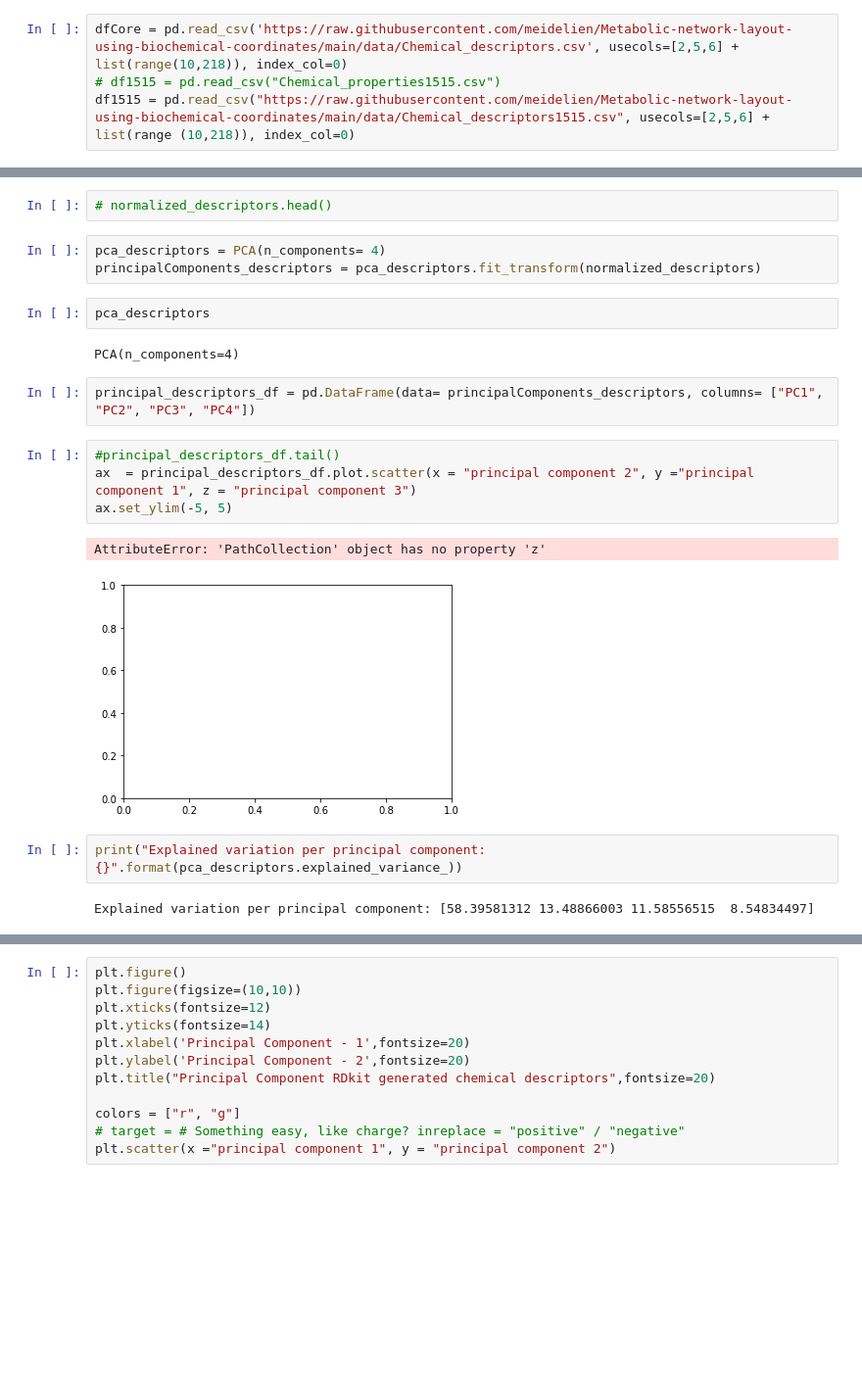
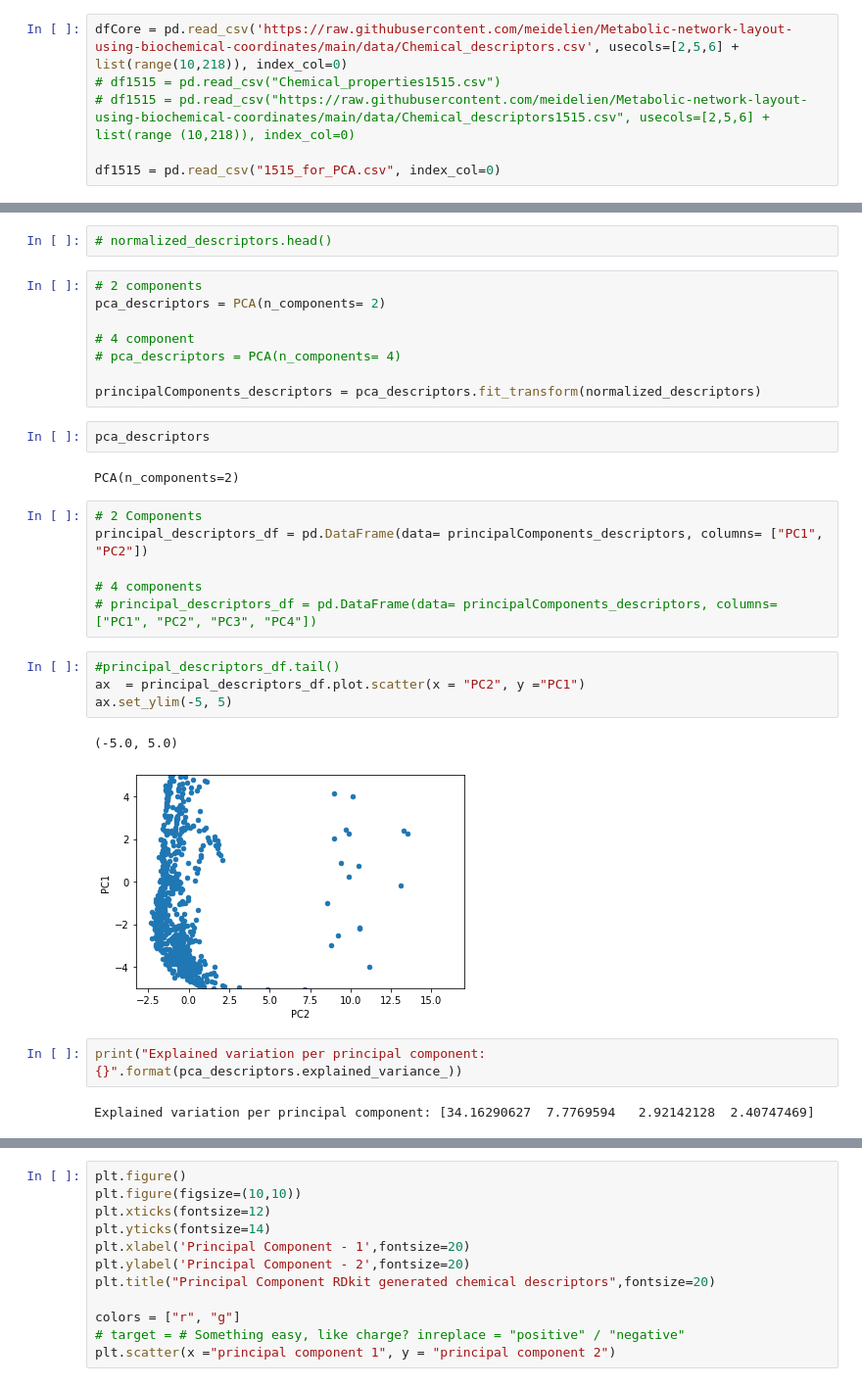
Before and after one commit to meidelien/Metabolic-network-layout-using-biochemical-coordinates, a Jupyter notebook: Notebooks/PCA.ipynb, the cells around one changed output, grey strips where cells are left out. Shown at 98% size. Drawn from its saved outputs; the diff is of its cells as text; blank space fills up the shorter version.

```diff
--- a/Notebooks/PCA.ipynb
+++ b/Notebooks/PCA.ipynb
@@ -11,7 +11,9 @@ import matplotlib.pyplot as plt
 # %%
 dfCore = pd.read_csv('https://raw.githubusercontent.com/meidelien/Metabolic-network-layout-using-biochemical-coordinates/main/data/Chemical_descriptors.csv', usecols=[2,5,6] + list(range(10,218)), index_col=0)
 # df1515 = pd.read_csv("Chemical_properties1515.csv")
-df1515 = pd.read_csv("https://raw.githubusercontent.com/meidelien/Metabolic-network-layout-using-biochemical-coordinates/main/data/Chemical_descriptors1515.csv", usecols=[2,5,6] + list(range (10,218)), index_col=0)
+# df1515 = pd.read_csv("https://raw.githubusercontent.com/meidelien/Metabolic-network-layout-using-biochemical-coordinates/main/data/Chemical_descriptors1515.csv", usecols=[2,5,6] + list(range (10,218)), index_col=0)
+
+df1515 = pd.read_csv("1515_for_PCA.csv", index_col=0)
 # %%
 import numpy as np
 
@@ -82,22 +84,31 @@ normalized_descriptors = pd.DataFrame(xx, columns = feat_cols)
 # %%
 # normalized_descriptors.head()
 # %%
-pca_descriptors = PCA(n_components= 4)
+# 2 components
+pca_descriptors = PCA(n_components= 2)
+
+# 4 component
+# pca_descriptors = PCA(n_components= 4)
+
 principalComponents_descriptors = pca_descriptors.fit_transform(normalized_descriptors)
 # %%
 pca_descriptors
 # %% [output]
-PCA(n_components=4)
+PCA(n_components=2)
 # %%
-principal_descriptors_df = pd.DataFrame(data= principalComponents_descriptors, columns= ["PC1", "PC2", "PC3", "PC4"])
+# 2 Components
+principal_descriptors_df = pd.DataFrame(data= principalComponents_descriptors, columns= ["PC1", "PC2"])
+
+# 4 components
+# principal_descriptors_df = pd.DataFrame(data= principalComponents_descriptors, columns= ["PC1", "PC2", "PC3", "PC4"])
 # %%
 #principal_descriptors_df.tail()
-ax  = principal_descriptors_df.plot.scatter(x = "principal component 2", y ="principal component 1", z = "principal component 3")
+ax  = principal_descriptors_df.plot.scatter(x = "PC2", y ="PC1")
 ax.set_ylim(-5, 5)
 # %% [output]
-AttributeError: 'PathCollection' object has no property 'z'
+(-5.0, 5.0)
-[figure, old version]
+[figure, new version]
 # %%
 print("Explained variation per principal component: {}".format(pca_descriptors.explained_variance_))
 # %% [output]
-Explained variation per principal component: [58.39581312 13.48866003 11.58556515  8.54834497]
+Explained variation per principal component: [34.16290627  7.7769594   2.92142128  2.40747469]
```
Also changed, not shown: parts of 5 cells of this notebook, 2 other files.
